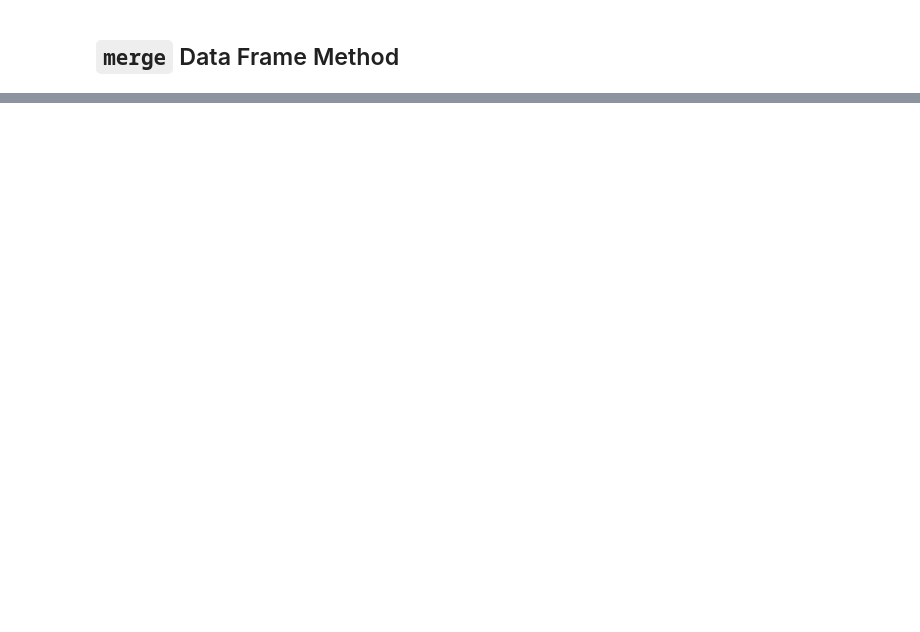
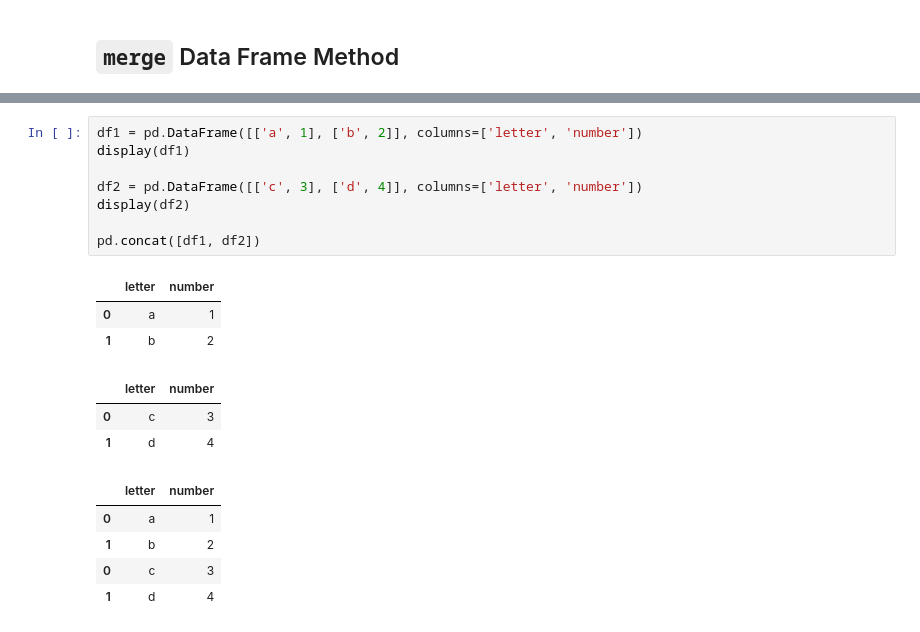
Before and after one commit to emsanqui/Python_Training, a Jupyter notebook: 2 Pandas/Combining Pandas Data Frames.ipynb, the cells around one changed output, grey strips where cells are left out. Saved outputs shown, nothing was run; the diff lists cells and outputs as text; blank space fills up the shorter version.

Commit message:
update the concat function section

```diff
--- a/2 Pandas/Combining Pandas Data Frames.ipynb
+++ b/2 Pandas/Combining Pandas Data Frames.ipynb
@@ -154,0 +146,20 @@ house_df.reset_index().merge(right=tax_df.reset_index(), how='inner', on='ZIPCOD
+# %%
+df1 = pd.DataFrame([['a', 1], ['b', 2]], columns=['letter', 'number'])
+display(df1)
+
+df2 = pd.DataFrame([['c', 3], ['d', 4]], columns=['letter', 'number'])
+display(df2)
+
+pd.concat([df1, df2])
+# %% [output]
+|  | letter | number |
+| 0 | a | 1 |
+| 1 | b | 2 |
+|  | letter | number |
+| 0 | c | 3 |
+| 1 | d | 4 |
+|  | letter | number |
+| 0 | a | 1 |
+| 1 | b | 2 |
+| 0 | c | 3 |
+| 1 | d | 4 |
```
Also changed, not shown: parts of 9 cells of this notebook.
